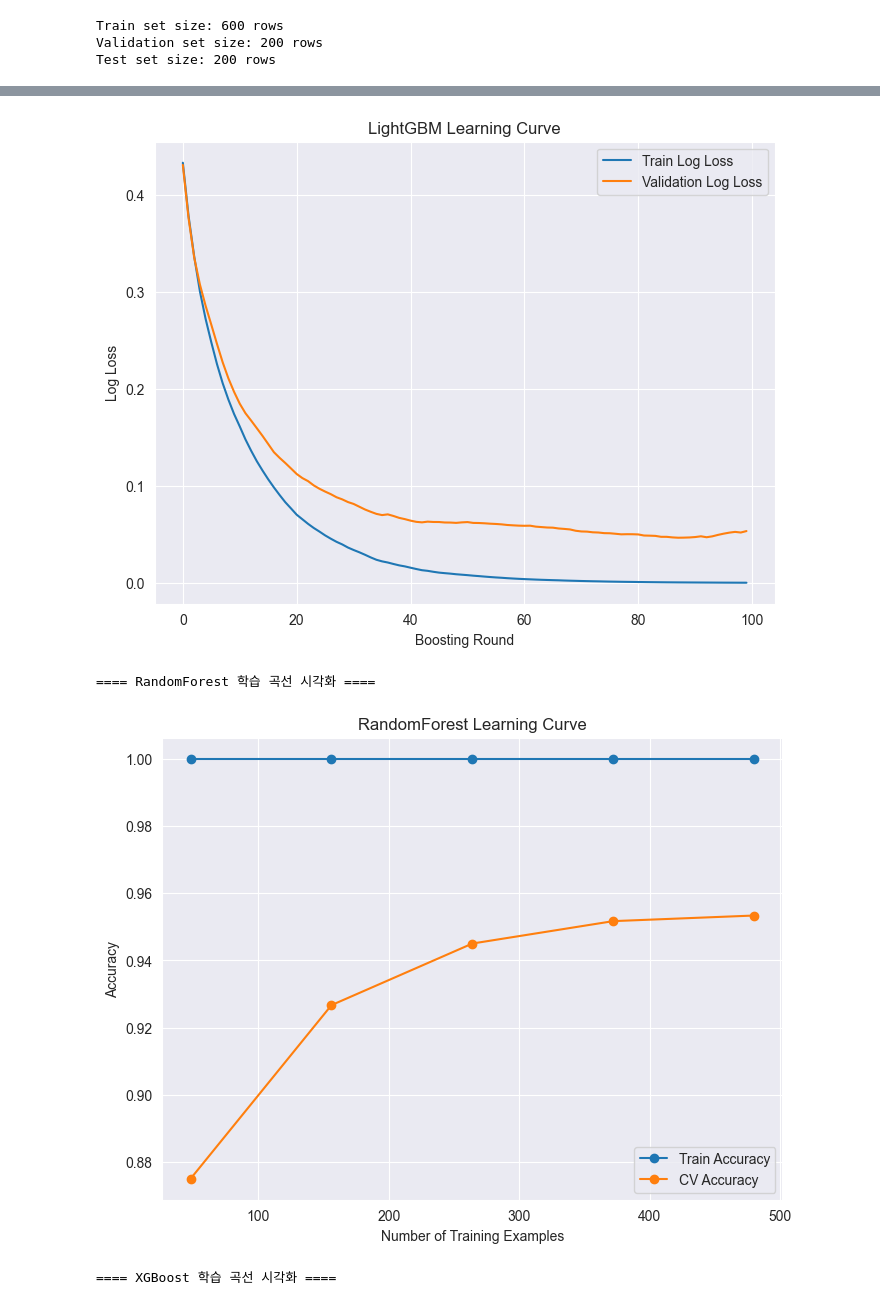
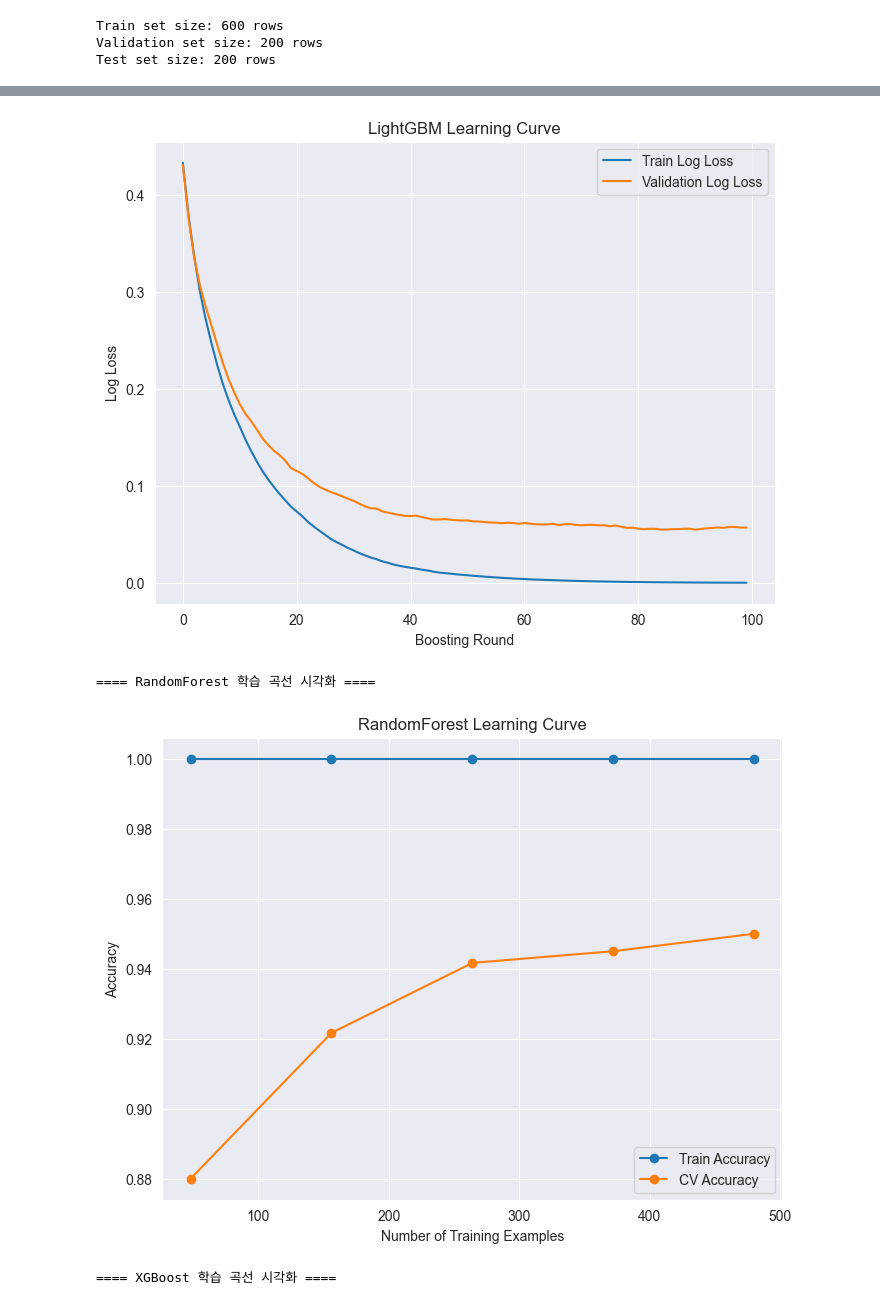
Before and after one commit to SNU-fintech-team-4/LendSure, a Jupyter notebook: Domain-team/main.ipynb, the cells around one changed output, grey strips where cells are left out. Drawn from its saved outputs; the diff is of its cells as text; code cells hidden in the pictures.

Commit message:
25. Feb. 19, loan_status classification modeling

```diff
--- a/Domain-team/main.ipynb
+++ b/Domain-team/main.ipynb
@@ -459,5 +450,5 @@ ExtraTreesClassifier Feature Importances:
 # %%
-# 각 모델과 해당 모델의 Feature Importance DataFrame을 딕셔너리에 저장
+# Model running with selected feature
 model_info = {
     'ExtraTrees': {
         'model': ExtraTreesClassifier(n_estimators=100, random_state=42),
@@ -468,7 +459,7 @@ model_info = {
         'importance_df': ada_importance_df
     },
     'LightGBM': {
-        'model': lgb.LGBMClassifier(random_state=42, force_col_wise=True),
+        'model': lgb.LGBMClassifier(random_state=42, force_col_wise=True, verbose=-1),
         'importance_df': lgb_importance_df
     },
     'RandomForest': {
@@ -476,7 +467,7 @@ model_info = {
         'importance_df': rf_importance_df
     },
     'XGBoost': {
-        'model': XGBClassifier(random_state=42, eval_metric='logloss'),
+        'model': XGBClassifier(random_state=42, objective='binary:logistic', eval_metric='logloss'),
         'importance_df': xgb_importance_df
     }
 }
@@ -488,7 +479,7 @@ for model_name, info in model_info.items():
     importance_df = info['importance_df']
 
     # 상위 20개 Feature 선택 (이미 내림차순 정렬되어 있다고 가정)
-    top_features = importance_df['Feature'].head(20).tolist()
+    top_features = importance_df['Feature'].head(30).tolist()
 
     # 선택된 Feature들만 사용해서 Train, Validation, Test 데이터셋 생성
     X_train_top = X_train[top_features]
@@ -538,7 +529,7 @@ Validation Accuracy: 0.9650
 Test Accuracy: 0.9850
 --------------------------------------------------
 # %%
-# 각 모델과 해당 모델의 Feature Importance DataFrame을 딕셔너리에 저장 (이미 정의된 상태)
+# 학습곡선 시각화
 model_info = {
     'ExtraTrees': {
         'model': ExtraTreesClassifier(n_estimators=100, random_state=42),
@@ -549,7 +540,7 @@ model_info = {
         'importance_df': ada_importance_df
     },
     'LightGBM': {
-        'model': lgb.LGBMClassifier(random_state=42, force_col_wise=True),
+        'model': lgb.LGBMClassifier(random_state=42, force_col_wise=True, verbose=-1),
         'importance_df': lgb_importance_df
     },
     'RandomForest': {
@@ -559,7 +550,7 @@ model_info = {
     'XGBoost': {
         'model': XGBClassifier(random_state=42, objective='binary:logistic', eval_metric='logloss'),
         'importance_df': xgb_importance_df
-    }
+    },
 }
 
 # 각 모델별 학습 곡선을 시각화
@@ -568,7 +559,7 @@ for model_name, info in model_info.items():
     importance_df = info['importance_df']
 
     # 상위 20개 Feature 선택 (이미 내림차순 정렬되어 있다고 가정)
-    top_features = importance_df['Feature'].head(20).tolist()
+    top_features = importance_df['Feature'].head(30).tolist()
     X_train_top = X_train[top_features]
     X_valid_top = X_valid[top_features]
 
@@ -608,9 +599,7 @@ for model_name, info in model_info.items():
         # LightGBM: use eval_set and evals_result_ (예: binary_logloss 사용, binary classification 가정)
         eval_set = [(X_train_top, y_train), (X_valid_top, y_valid)]
         clf.fit(X_train_top, y_train, eval_set=eval_set)
-        # evals_result_ 속성에 평가 결과가 저장됨
         evals_result = clf.evals_result_
-        # LightGBM의 평가 지표 이름은 설정에 따라 다를 수 있음 (여기서는 'binary_logloss'라고 가정)
         train_metric = evals_result['training']['binary_logloss']
         valid_metric = evals_result['valid_1']['binary_logloss']
         epochs = len(train_metric)
@@ -625,17 +614,21 @@ for model_name, info in model_info.items():
         plt.show()
 
     elif model_name in ['ExtraTrees', 'RandomForest']:
-        # ExtraTrees와 RandomForest는 내부적으로 staged_score를 제공하지 않으므로,
-        # scikit-learn의 learning_curve 함수를 사용하여, 학습 데이터 양에 따른 성능 변화를 시각화
-        train_sizes, train_scores, valid_scores = learning_curve(
-            clf, X_train_top, y_train, cv=5, scoring='accuracy', n_jobs=-1,
+        # ExtraTrees와 RandomForest는 staged_score가 없으므로, learning_curve 함수를 사용
+        train_sizes, train_scores, cv_scores = learning_curve(
+            estimator=clf,
+            X=X_train_top,
+            y=y_train,
+            cv=5,
+            scoring='accuracy',
+            n_jobs=-1,
             train_sizes=np.linspace(0.1, 1.0, 5)
         )
         train_scores_mean = np.mean(train_scores, axis=1)
-        valid_scores_mean = np.mean(valid_scores, axis=1)
+        cv_scores_mean = np.mean(cv_scores, axis=1)
         plt.figure(figsize=(8,6))
         plt.plot(train_sizes, train_scores_mean, 'o-', label='Train Accuracy')
-        plt.plot(train_sizes, valid_scores_mean, 'o-', label='CV Accuracy')
+        plt.plot(train_sizes, cv_scores_mean, 'o-', label='CV Accuracy')
         plt.xlabel('Number of Training Examples')
         plt.ylabel('Accuracy')
         plt.title(f'{model_name} Learning Curve')
@@ -669,4 +646,4 @@ for model_name, info in model_info.items():
-[figure, old version]
+[figure, new version]
 ==== RandomForest 학습 곡선 시각화 ====
-[figure, old version]
+[figure, new version]
 ==== XGBoost 학습 곡선 시각화 ====
```
Also changed, not shown: parts of 8 cells of this notebook.
